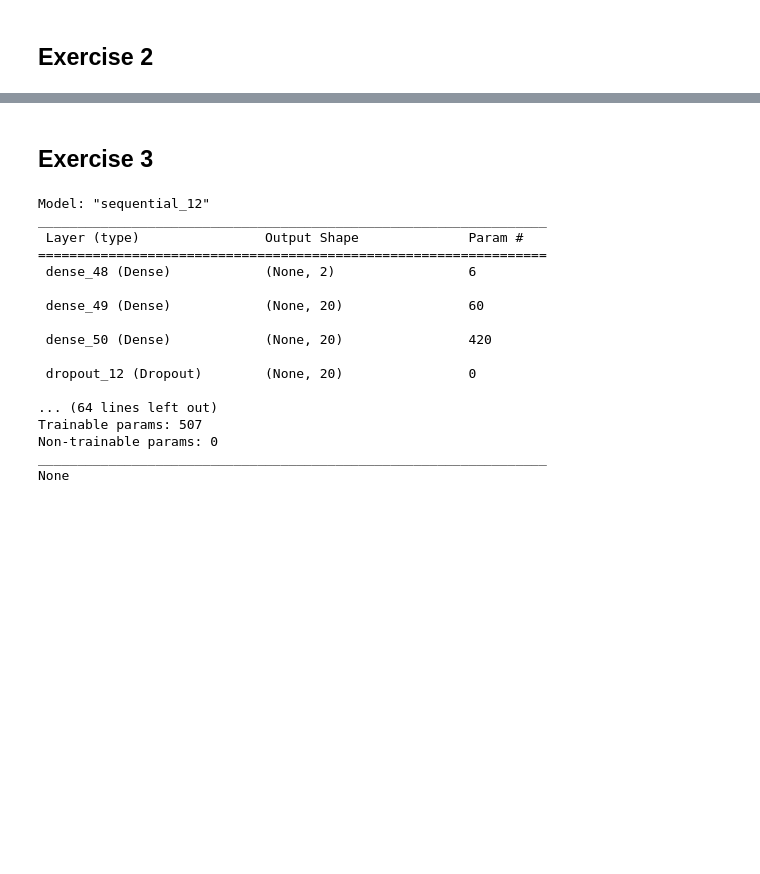
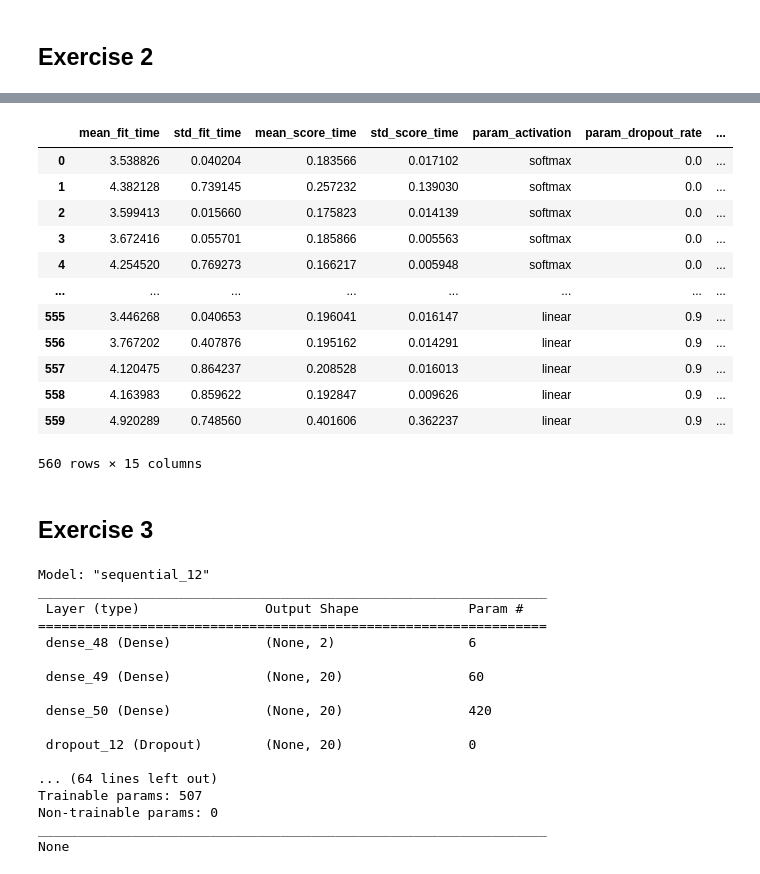
Before and after one commit to aidinattar/LoCP_MODB, a Jupyter notebook: Week2/exercises2.ipynb, the cells around one changed output, grey strips where cells are left out. Saved outputs shown, nothing was run; the diff lists cells and outputs as text; code cells hidden in the pictures; blank space fills up the shorter version.

Commit message:
finish ex 2, add results of grid search in csv file

```diff
--- a/Week2/exercises2.ipynb
+++ b/Week2/exercises2.ipynb
@@ -570,3 +613,19 @@ AttributeError: 'ListWrapper' object has no attribute 'get_config'
+# %%
+results = pd.read_csv('GridSearchResults.csv')
+# %% [output]
+|  | mean_fit_time | std_fit_time | mean_score_time | std_score_time | param_activation | param_dropout_rate | ... |
+| 0 | 3.538826 | 0.040204 | 0.183566 | 0.017102 | softmax | 0.0 | ... |
+| 1 | 4.382128 | 0.739145 | 0.257232 | 0.139030 | softmax | 0.0 | ... |
+| 2 | 3.599413 | 0.015660 | 0.175823 | 0.014139 | softmax | 0.0 | ... |
+| 3 | 3.672416 | 0.055701 | 0.185866 | 0.005563 | softmax | 0.0 | ... |
+| 4 | 4.254520 | 0.769273 | 0.166217 | 0.005948 | softmax | 0.0 | ... |
+| ... | ... | ... | ... | ... | ... | ... | ... |
+| 555 | 3.446268 | 0.040653 | 0.196041 | 0.016147 | linear | 0.9 | ... |
+| 556 | 3.767202 | 0.407876 | 0.195162 | 0.014291 | linear | 0.9 | ... |
+| 557 | 4.120475 | 0.864237 | 0.208528 | 0.016013 | linear | 0.9 | ... |
+| 558 | 4.163983 | 0.859622 | 0.192847 | 0.009626 | linear | 0.9 | ... |
+| 559 | 4.920289 | 0.748560 | 0.401606 | 0.362237 | linear | 0.9 | ... |
+560 rows × 15 columns
 # %% [markdown]
 ## Exercise 3
 # %%
```
Also changed, not shown: parts of 19 cells of this notebook, 1 other file.
